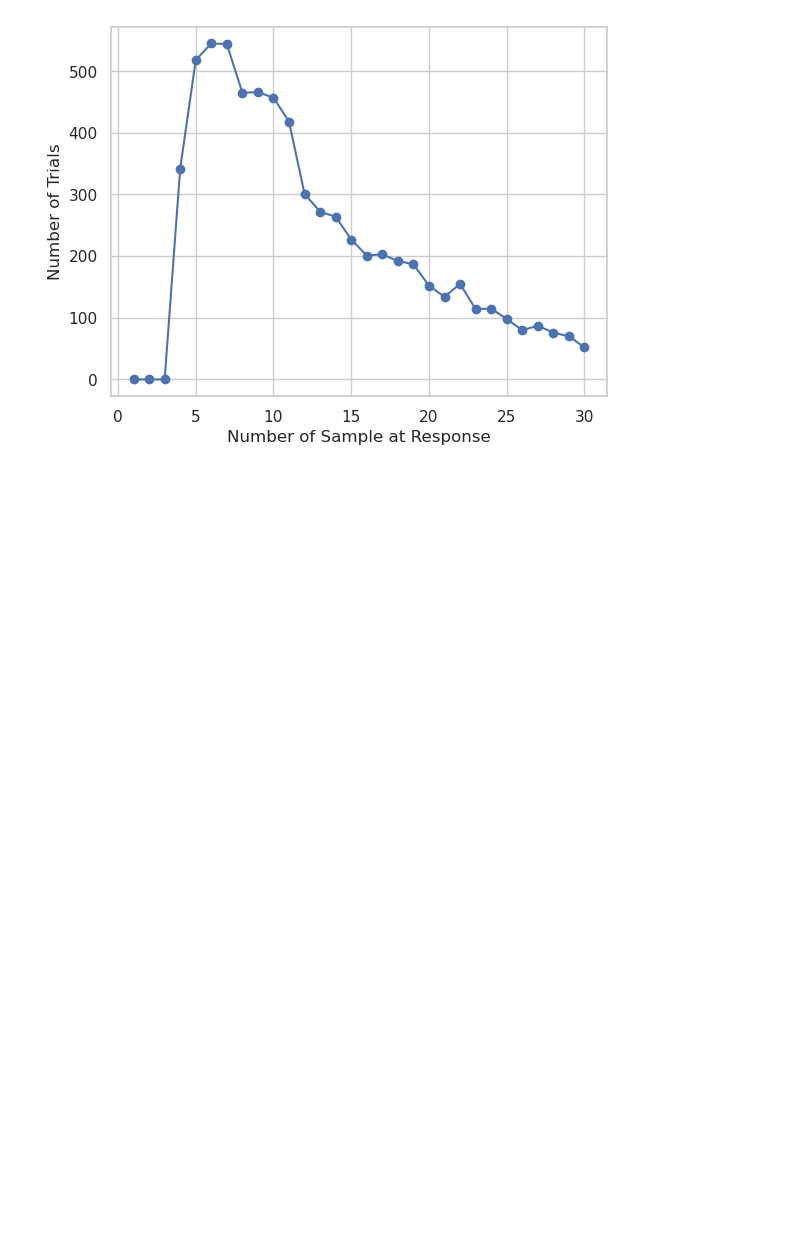
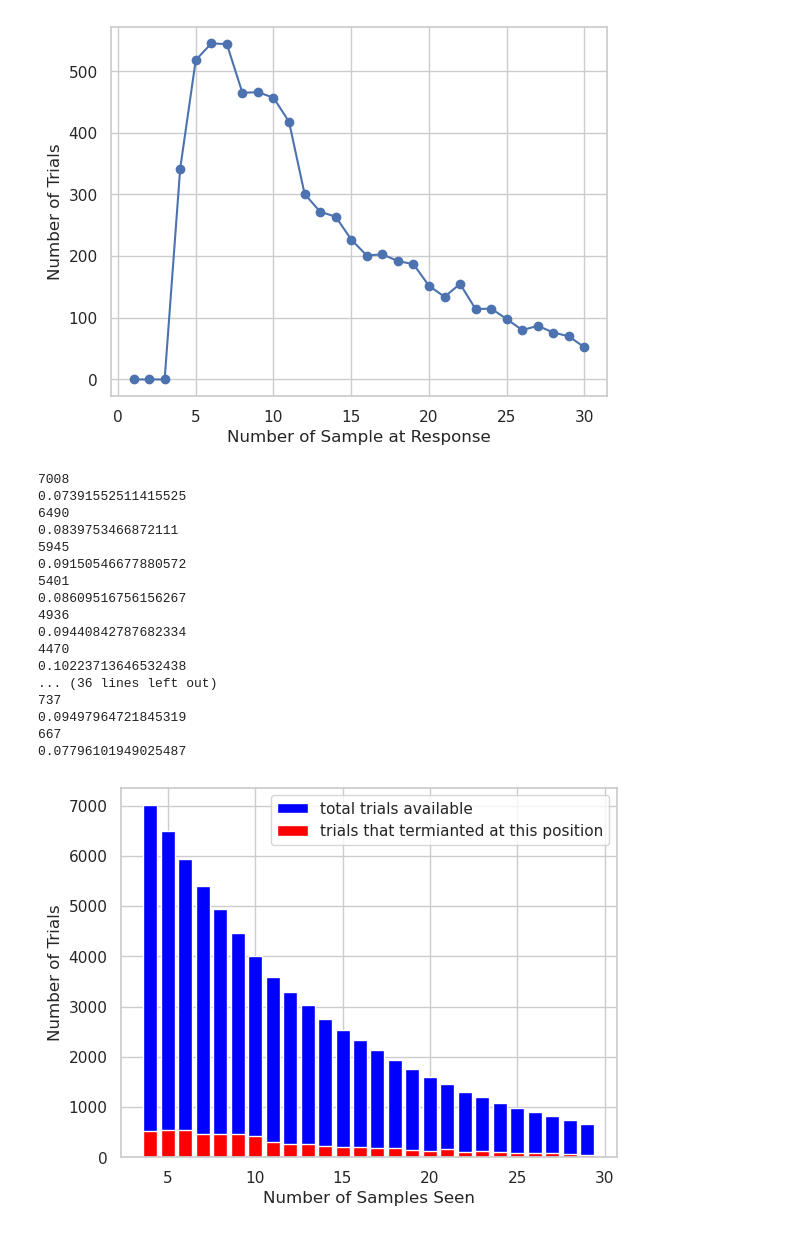
Before and after one commit to jennyqsun/evidence-chain, a Jupyter notebook: analysis/dataset_characteristics.ipynb, the cells around one changed output. Drawn from its saved outputs; the diff is of its cells as text; code cells hidden in the pictures; blank space fills up the shorter version.

```diff
--- a/analysis/dataset_characteristics.ipynb
+++ b/analysis/dataset_characteristics.ipynb
@@ -134,3 +136,60 @@ plt.ylabel("Number of Trials")
 # %% [output]
 Text(0, 0.5, 'Number of Trials')
 [figure]
+# %%
+
+# calculate terminated chains
+cumsum_stop_list = []
+binary_seq_all = np.zeros_like(cumsum)
+binary_seq_all.fill(np.nan)
+for c in range(cumsum.shape[0]):
+    binary_seq_all[c, : int(count[c])] = sequence[c, : int(count[c])]
+    cumsum_stop = cumsum[
+        c, : int(count[c])
+    ]  # for example, if rt adjusted i 708, for 250ms, one have seen 3 stimulus.
+    cumsum_stop_list.append(cumsum_stop)
+
+# count number of NaNs for each chain
+nancount = np.isnan(binary_seq_all).sum(axis=1)
+# %%
+# percentage of trials people terminal at each sample position
+
+my_labels =['total trials available', 'trials that termianted at this position']
+for num_of_samples in range(4,30):
+
+    dataset = binary_seq_all[count>=num_of_samples, :]
+    dataset_resp = np.isnan(
+        dataset[:, num_of_samples]
+    )  # True means they stopped, false means they kept going
+    dataset = dataset[:, :num_of_samples]
+    plt.bar(num_of_samples, len(dataset), color='blue', label=my_labels[0])
+    plt.bar(num_of_samples, dataset_resp.sum(),color='red', label=my_labels[1])
+    my_labels = ['__nolabels__']*2
+    # size of the samples
+    print(len(dataset))
+    # percentage of termination
+    print(dataset_resp.sum() / len(dataset))
+
+plt.xlabel("Number of Samples Seen")
+plt.ylabel("Number of Trials")
+plt.legend()
+plt.show()
+# %% [output]
+7008
+0.07391552511415525
+6490
+0.0839753466872111
+5945
+0.09150546677880572
+5401
+0.08609516756156267
+4936
+0.09440842787682334
+4470
+0.10223713646532438
+... (36 lines left out)
+737
+0.09497964721845319
+667
+0.07796101949025487
+[figure, added]
```
Also changed, not shown: parts of 1 cell of this notebook, 3 other files.
